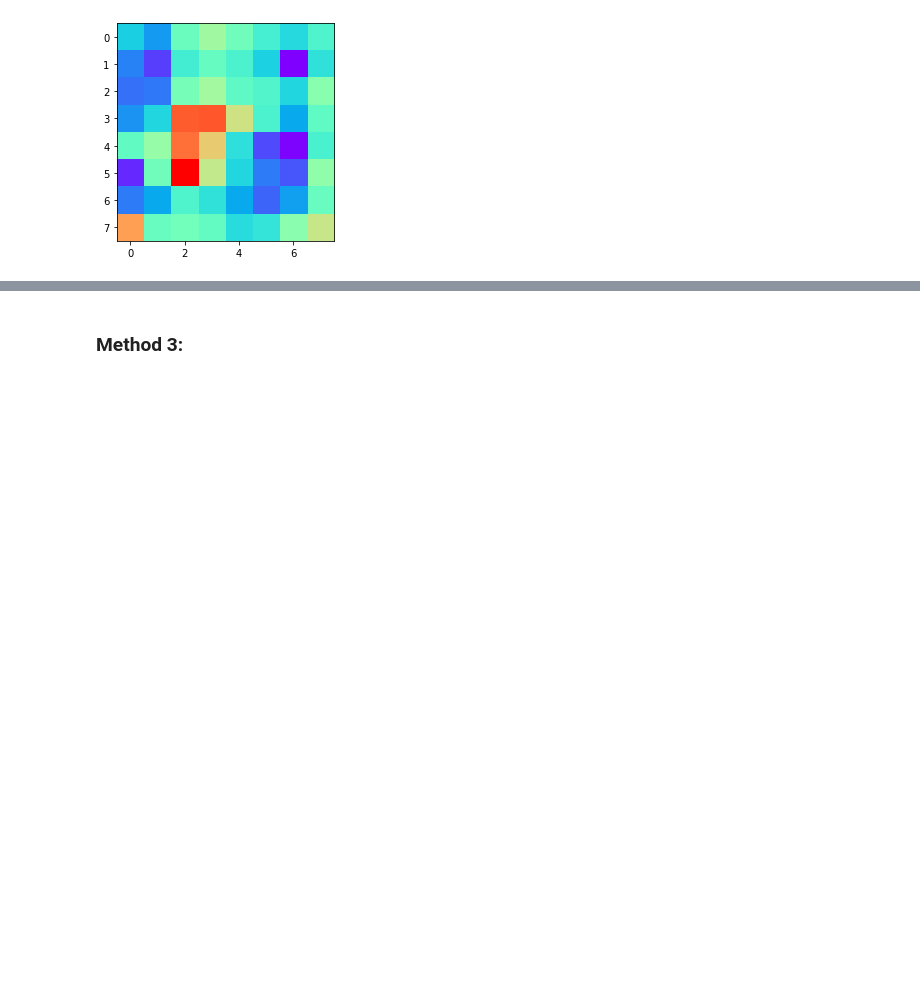
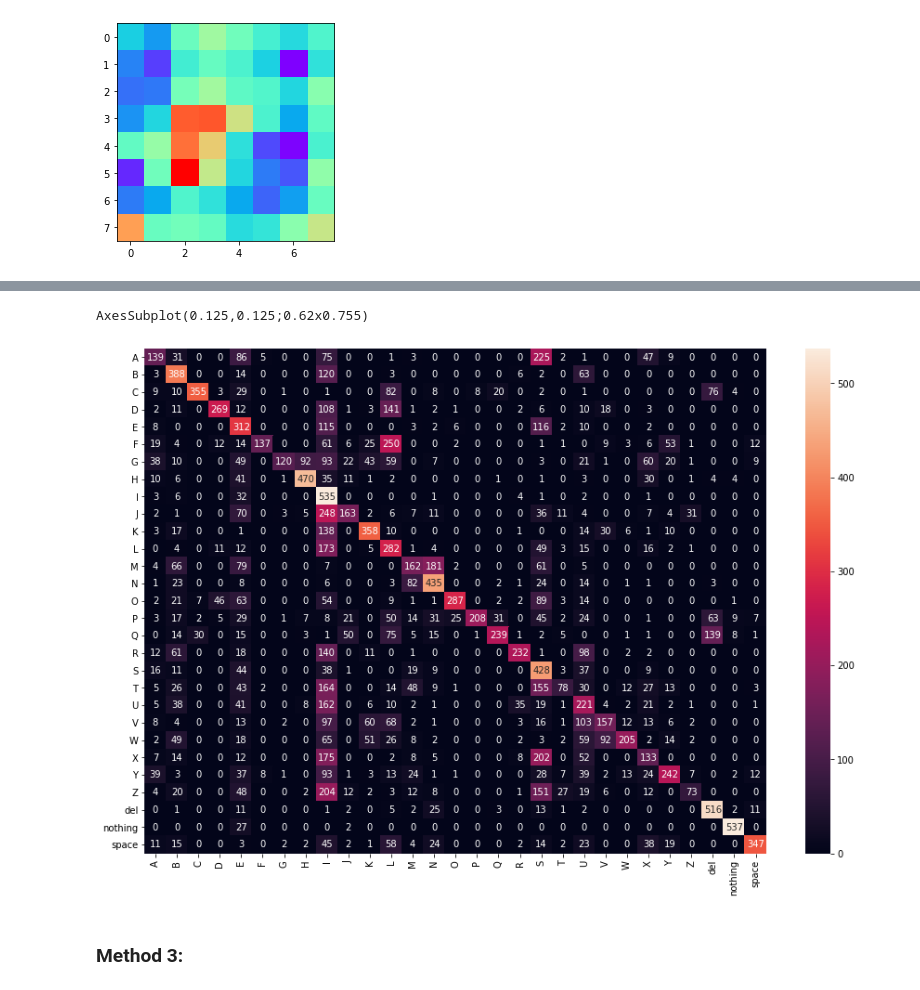
Before and after one commit to RoadToML/msa-phase-2-2019, a Jupyter notebook: transfer_learning/transfer_learning.ipynb, the cells around one changed output, grey strips where cells are left out. Drawn from its saved outputs; the diff is of its cells as text; code cells hidden in the pictures; blank space fills up the shorter version.

```diff
--- a/transfer_learning/transfer_learning.ipynb
+++ b/transfer_learning/transfer_learning.ipynb
@@ -557,7 +619,7 @@ for feature_model in get_feature_model_gen_1():
 # %% [markdown]
 ### Method 2:
 # %%
-my_resnet_model_2 = load_model('transfer_learning/Data/my_resnet_model_2.h5')
+my_resnet_model_2 = load_model('my_resnet_model_2.h5')
 # %%
 train_loss_2 = history_model_2['loss']
 val_loss_2 = history_model_2['val_loss']
@@ -622,3 +684,6 @@ for feature_model in get_feature_model_gen_2():
 [figure]
 [figure]
 [figure]
+# %%
+pred_histroy_2 = my_resnet_model_2.predict(X_test)
+y_pred_2 = [(np.argmax(i)) for i in pred_histroy_2]
@@ -624,0 +710,14 @@ for feature_model in get_feature_model_gen_2():
+# %%
+fig, ax = plt.subplots(figsize=(15,10))
+
+conf_matrix = sns.heatmap(confusion_matrix(Y_test, y_pred_2),
+                          annot=True,
+                          ax=ax,
+                          xticklabels=asl_catagories,
+                          yticklabels=asl_catagories,
+                          fmt='.4g'
+                          )
+print(conf_matrix)
+# %% [output]
+AxesSubplot(0.125,0.125;0.62x0.755)
+[figure, added]
```
Also changed, not shown: parts of 16 cells of this notebook.
